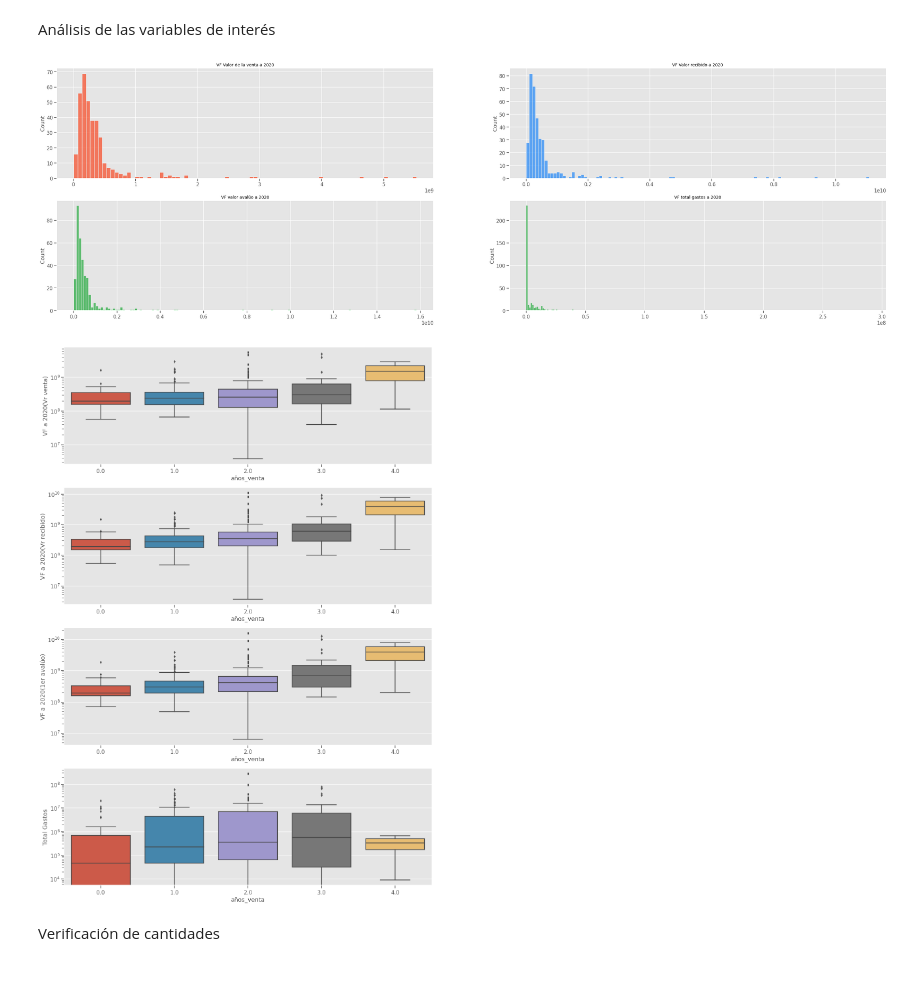
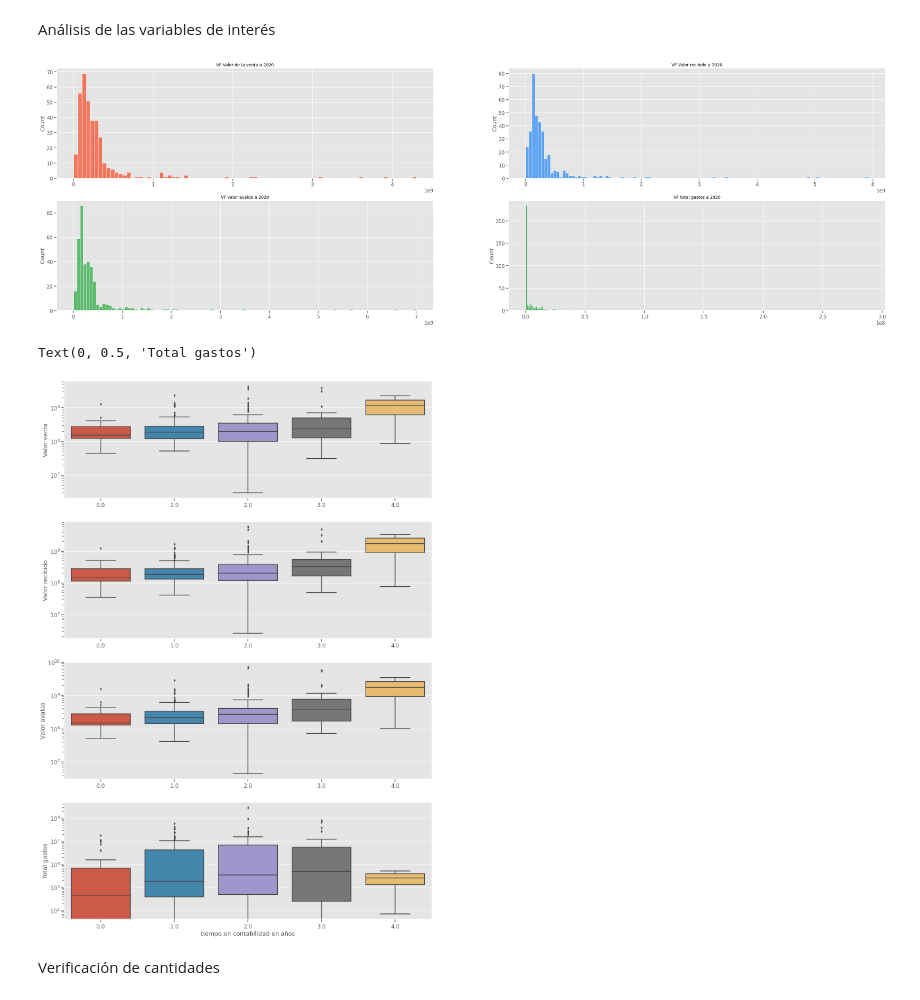
Before and after one commit to ancastillar/Aplicacion_deteccion_riesgo_inmuebles_Davivienda, a Jupyter notebook: BRP_Davivienda.ipynb, the cells around one changed output. Drawn from its saved outputs; the diff is of its cells as text; code cells hidden in the pictures.

```diff
--- a/BRP_Davivienda.ipynb
+++ b/BRP_Davivienda.ipynb
@@ -179,7 +179,6 @@ def delta_fecha(x,y):
   return z
 df['fecha_en_contabilidad']=df.apply(lambda x: delta_fecha(x['Fecha cubo 2'],x['Fecha cubo 5']),axis=1)
 df['dias_contabilidad']=df['fecha_en_contabilidad'].apply(lambda x: x.days)
-df['genera_valor']=df['Indicador'].apply(lambda x: 1 if x>=1 else 0)
 df=df.drop(['IPV 2016','IPV 2017', 'IPV 2018','IPV 2019', 'IPV 2019', 'fecha_en_contabilidad'],axis=1)
 # %% [markdown]
 Correlaciones
@@ -193,3 +194,27 @@ plt.show()
+# %%
+def replace_valores(a,b,c,d,e):
+  if (a==0) and (b!=0):
+    a=b
+    return a
+  if (a==0) and (b==0) and (c!=0):
+    a=c
+    return a
+  if (a==0) and (b==0) and (c==0) and (d!=0):
+    a=d
+    return d
+  if (a==0) and (b==0) and (c==0) and (d==0) and (e!=0):
+    a=e
+    return a
+  else:
+    return a
+# %%
+df['VALOR_RECIBIDO_REAL']=df.apply(lambda x: replace_valores(x['VALOR RECIBIDO'], x['VF a 2017(Vr recibido)'], x['VF a 2018(Vr recibido)'], x['VF a 2019(Vr recibido)'], x['VF a 2020(Vr recibido)']), axis=1)
+df['AVALUO_REAL']=df.apply(lambda x: replace_valores(x['PRIMER AVALÚO'], x['VF a 2017(1er avalúo)'], x['VF a 2018(1er avalúo)'], x['VF a 2019(1er avalúo)'], x['VF a 2020(1er avalúo)']), axis=1)
+df['GASTOS_REAL']=df['Gastos 2018']+df['Gastos 2019']+ df['Gastos 2020']
+df['perdida_ganancia']=df['Valor venta']-df['VALOR_RECIBIDO_REAL']
+df['indicador']=(df['Valor venta']-df['GASTOS_REAL'])/df['VALOR_RECIBIDO_REAL']
+df['indicador']=df['indicador'].apply(lambda x: round(x,2))
+df['genera_ganancia']=df['indicador'].apply(lambda x: 1 if x >=0.95 else 0)
 # %% [markdown]
 Eliminar datos muy correlacionados
 # %%
@@ -202,12 +224,13 @@ df=df.drop(lista_columns, axis=1)
 Análisis de las variables de interés
 # %%
 sns.set_context("talk")
+
 fig, ax = plt.subplots(2, 2, figsize=(50,15))
 
-valor_venta= df["VF a 2020(Vr venta)"].values
-valor_recibido = df["VF a 2020(Vr recibido)"].values
-valor_avaluo = df["VF a 2020(1er avalúo)"].values
-total_gastos =df["Total Gastos"].values
+valor_venta= df["Valor venta"].values
+valor_recibido = df["VALOR_RECIBIDO_REAL"].values
+valor_avaluo = df["AVALUO_REAL"].values
+total_gastos =df["GASTOS_REAL"].values
 
 
 sns.histplot(valor_venta, ax=ax[0,0], color="#F7522F")
@@ -219,16 +242,23 @@ ax[1,0].set_title("VF valor avalúo a 2020", fontsize=14)
 sns.histplot(total_gastos, ax=ax[1,1], color="#2EAD46")
 ax[1,1].set_title("VF total gastos a 2020", fontsize=14);
 # %% [output]
-[figure, old version]
+[figure, new version]
 # %%
 df['años_venta']=df['Meses en Contabilidad'].apply(lambda x: round(x/12,0))
-sns.set_context("talk")
 fig, ax=plt.subplots(4,1, figsize=(20,30))
-sns.boxplot(y="VF a 2020(Vr venta)", x='años_venta', data=df, ax=ax[0]).set_yscale('log')
-sns.boxplot(y='VF a 2020(Vr recibido)', x ='años_venta', data = df, ax=ax[1]).set_yscale('log')
-sns.boxplot(y='VF a 2020(1er avalúo)', x='años_venta', data=df, ax=ax[2]).set_yscale('log')
-sns.boxplot(y='Total Gastos', x='años_venta', data=df, ax=ax[3]).set_yscale('log');
+sns.boxplot(y="Valor venta", x='años_venta', data=df, ax=ax[0]).set_yscale('log')
+ax[0].set_xlabel(' ')
+sns.boxplot(y='VALOR_RECIBIDO_REAL', x ='años_venta', data = df, ax=ax[1]).set_yscale('log')
+ax[1].set_ylabel('Valor recibido')
+ax[1].set_xlabel(' ')
+sns.boxplot(y='AVALUO_REAL', x='años_venta', data=df, ax=ax[2]).set_yscale('log')
+ax[2].set_ylabel('Valor avalúo')
+ax[2].set_xlabel(' ')
+sns.boxplot(y='GASTOS_REAL', x='años_venta', data=df, ax=ax[3]).set_yscale('log')
+ax[3].set_xlabel('tiempo en contabilidad en años')
+ax[3].set_ylabel('Total gastos')
 # %% [output]
+Text(0, 0.5, 'Total gastos')
-[figure, old version]
+[figure, new version]
 # %% [markdown]
 Verificación de cantidades
```
Also changed, not shown: parts of 46 cells of this notebook.
